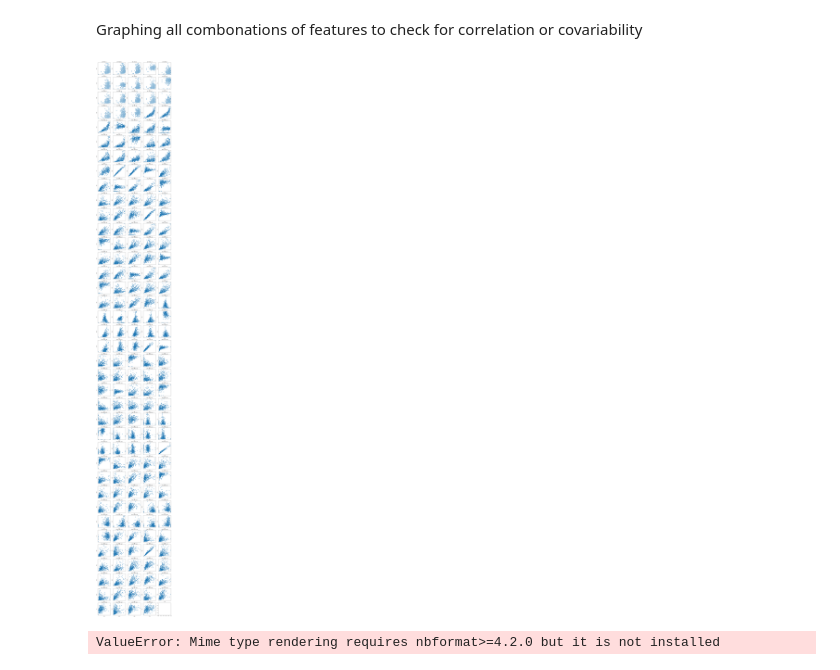
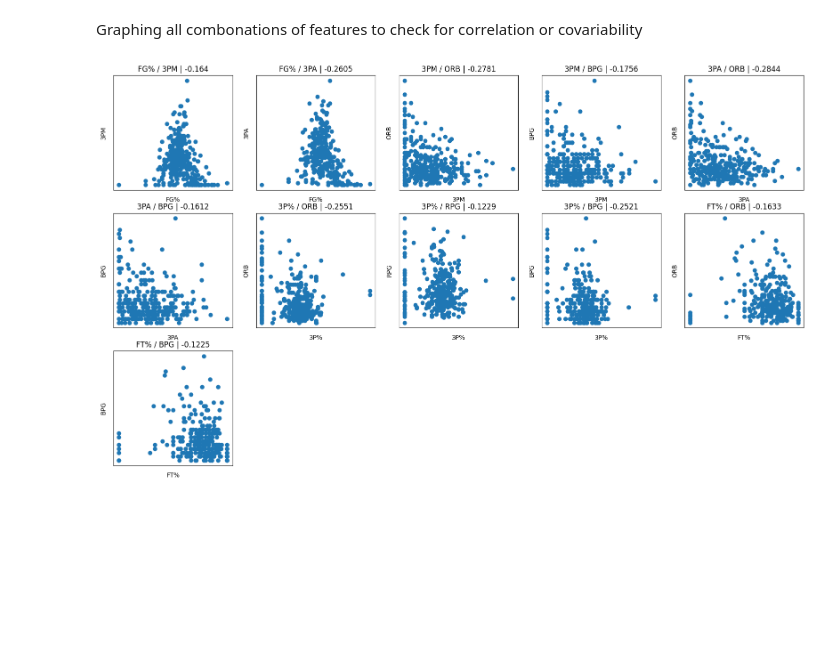
Before and after one commit to Jdka1/NBA-Position-Prediction-Model, a Jupyter notebook: getstats.ipynb, the cells around one changed output. Drawn from its saved outputs; the diff is of its cells as text; code cells hidden in the pictures; blank space fills up the shorter version.

Commit message:
Negative Correlation

```diff
--- a/getstats.ipynb
+++ b/getstats.ipynb
@@ -121,34 +121,42 @@ Graphing all combonations of features to check for correlation or covariability
 import matplotlib.pyplot as plt
 
 all_features = df.columns[2:-1]
 
 
 combos = []
 for x in range(len(all_features)):
     for y in range(x+1,len(all_features)):
         combos.append((all_features[x],all_features[y]))
 
 
 fig = plt.figure(figsize=(20,152))
 
 fig_rows = 38
 fig_cols = 5
 
+cur_subplot = 1
+
 for i in range(1,fig_rows*fig_cols+1):
     try:
-        ax = fig.add_subplot(fig_rows,fig_cols,i)
-        ax.scatter(df[combos[i][0]],df[combos[i][1]])
+        correlation_coefficient = np.round(np.corrcoef(df[combos[i][0]],df[combos[i][1]])[0][1], decimals=4)
     except Exception:
         break
     else:
+        if correlation_coefficient > -0.1:
+            continue
+
+        ax = fig.add_subplot(fig_rows,fig_cols,cur_subplot)
+        cur_subplot += 1
+        ax.scatter(df[combos[i][0]],df[combos[i][1]])
         ax.set_xticklabels([])
         ax.set_yticklabels([])
         ax.xaxis.set_ticks_position('none')
         ax.yaxis.set_ticks_position('none')
         plt.xlabel(combos[i][0])
         plt.ylabel(combos[i][1])
-        ax.set_title(f"{combos[i][0]} / {combos[i][1]} | {i}")
+        correlation_coefficient = np.round(np.corrcoef(df[combos[i][0]],df[combos[i][1]])[0][1], decimals=4)
+        ax.set_title(f"{combos[i][0]} / {combos[i][1]} | {correlation_coefficient}")
 
 plt.show()
 # %% [output]
-[figure, old version]
+[figure, new version]
@@ -159,7 +167,8 @@ plt.show()
 from sklearn.decomposition import PCA
 import plotly.express as px
 
-fig = px.scatter(x=[0, 1, 2, 3, 4], y=[0, 1, 4, 9, 16])
+fig = px.scatter(df, x='ORB', y='3P%',
+                 hover_name='Player')
 fig.show()
 
 
@@ -177,5 +186,3 @@ fig.show()
 # plt.scatter(principalComponents[:,0],
 #             principalComponents[:,1])
 # plt.show()
-# %% [output]
-ValueError: Mime type rendering requires nbformat>=4.2.0 but it is not installed
```
Also changed, not shown: parts of 2 cells of this notebook.
